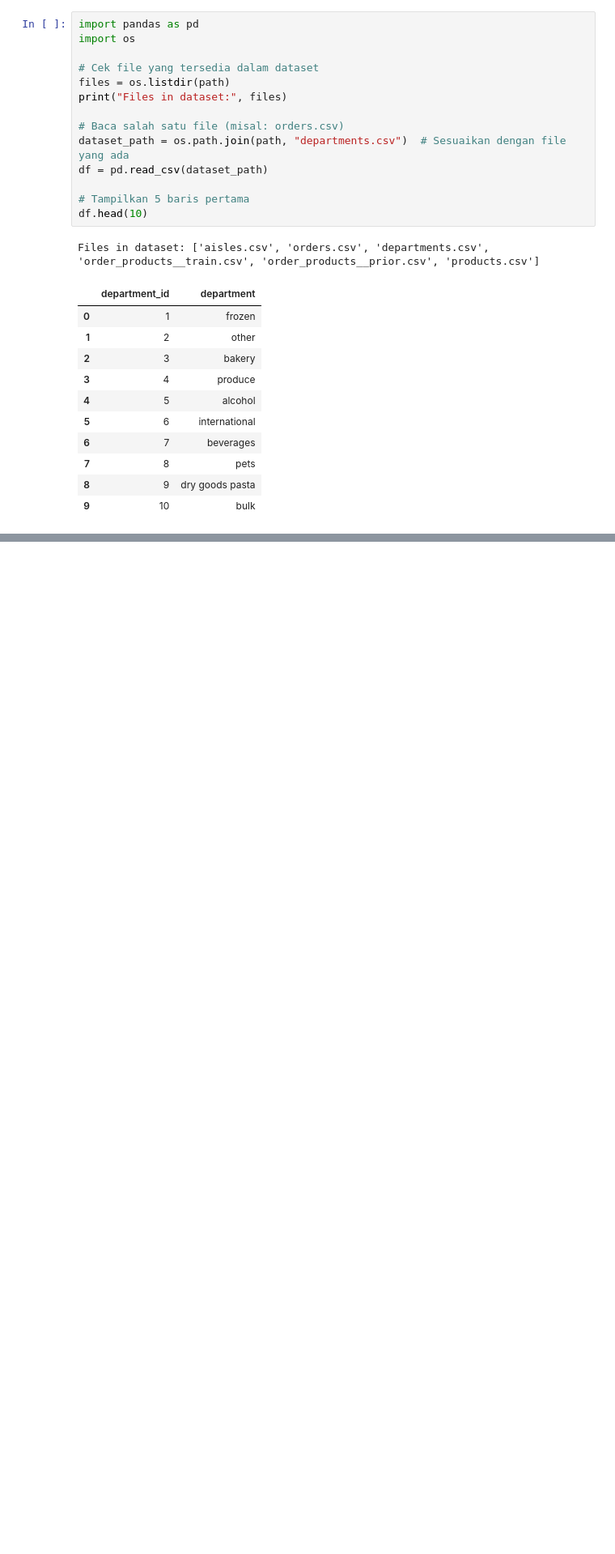
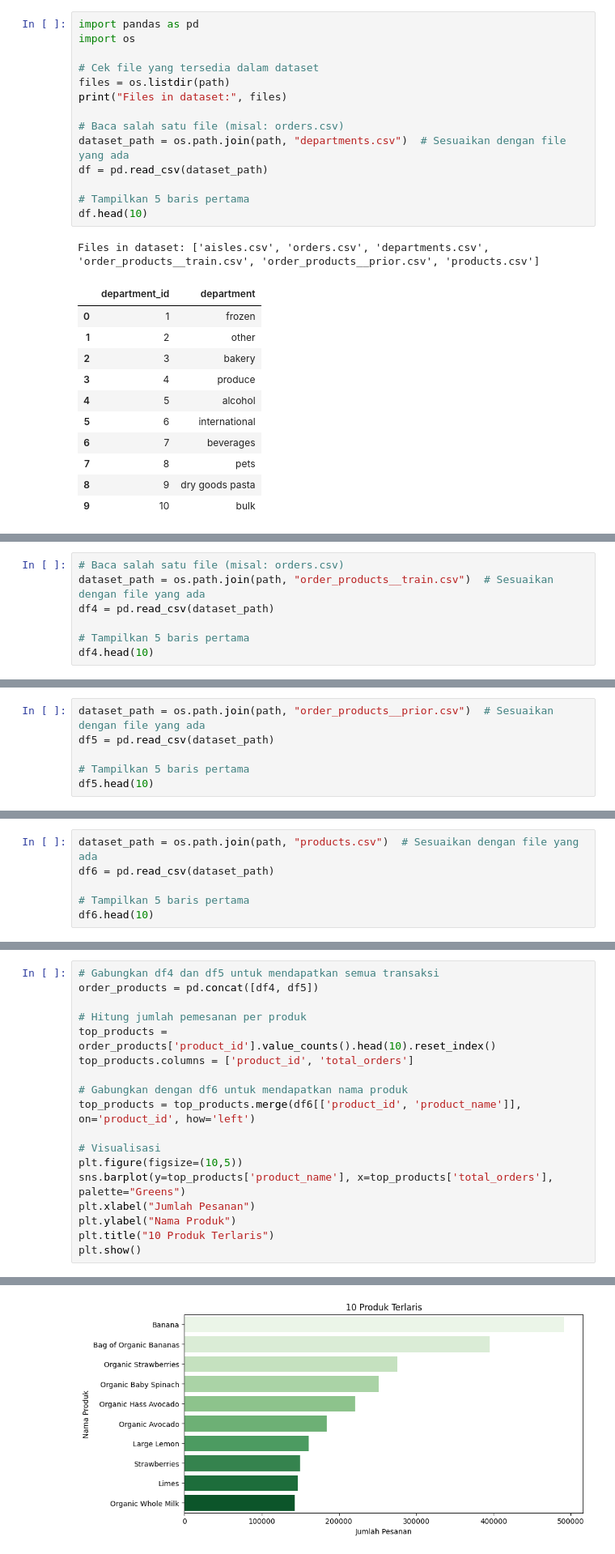
Before and after one commit to firarru/Sistem-Operasi-, a Jupyter notebook: 4_Studi Kasus 1.ipynb, the cells around one changed output, grey strips where cells are left out. Shown: that part at 81% size. Cells and saved outputs as stored; diff of their text form; blank space fills up the shorter version.

```diff
--- a/4_Studi Kasus 1.ipynb
+++ b/4_Studi Kasus 1.ipynb
@@ -63,0 +311,7 @@ hello vinda
+# %%
+# Baca salah satu file (misal: orders.csv)
+dataset_path = os.path.join(path, "order_products__train.csv")  # Sesuaikan dengan file yang ada
+df4 = pd.read_csv(dataset_path)
+
+# Tampilkan 5 baris pertama
+df4.head(10)
@@ -63,0 +389,6 @@ hello vinda
+# %%
+dataset_path = os.path.join(path, "order_products__prior.csv")  # Sesuaikan dengan file yang ada
+df5 = pd.read_csv(dataset_path)
+
+# Tampilkan 5 baris pertama
+df5.head(10)
@@ -63,0 +466,6 @@ hello vinda
+# %%
+dataset_path = os.path.join(path, "products.csv")  # Sesuaikan dengan file yang ada
+df6 = pd.read_csv(dataset_path)
+
+# Tampilkan 5 baris pertama
+df6.head(10)
@@ -63,0 +602,19 @@ hello vinda
+# %%
+# Gabungkan df4 dan df5 untuk mendapatkan semua transaksi
+order_products = pd.concat([df4, df5])
+
+# Hitung jumlah pemesanan per produk
+top_products = order_products['product_id'].value_counts().head(10).reset_index()
+top_products.columns = ['product_id', 'total_orders']
+
+# Gabungkan dengan df6 untuk mendapatkan nama produk
+top_products = top_products.merge(df6[['product_id', 'product_name']], on='product_id', how='left')
+
+# Visualisasi
+plt.figure(figsize=(10,5))
+sns.barplot(y=top_products['product_name'], x=top_products['total_orders'], palette="Greens")
+plt.xlabel("Jumlah Pesanan")
+plt.ylabel("Nama Produk")
+plt.title("10 Produk Terlaris")
+plt.show()
+# %% [output]
@@ -63,0 +624 @@ hello vinda
+[figure, added]
```
Also changed, not shown: parts of 61 cells of this notebook.
